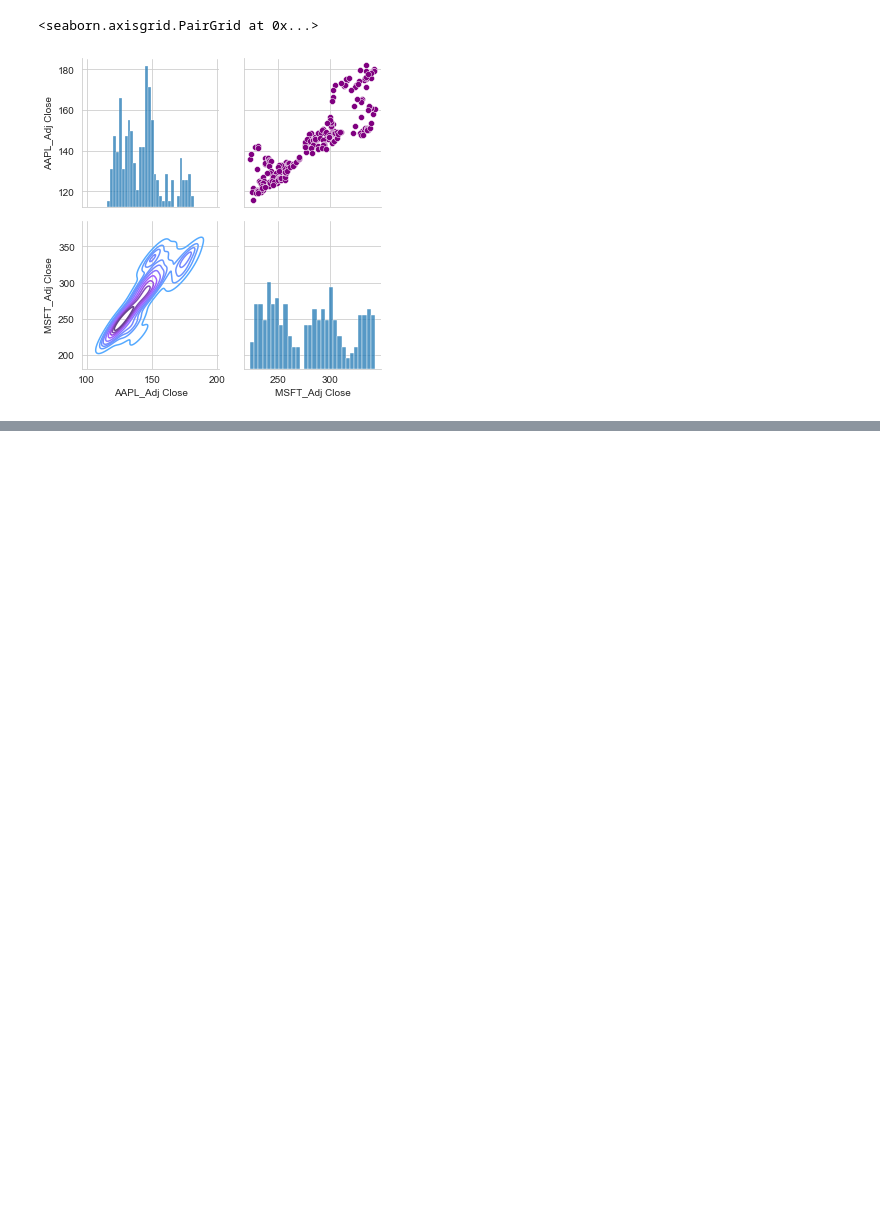
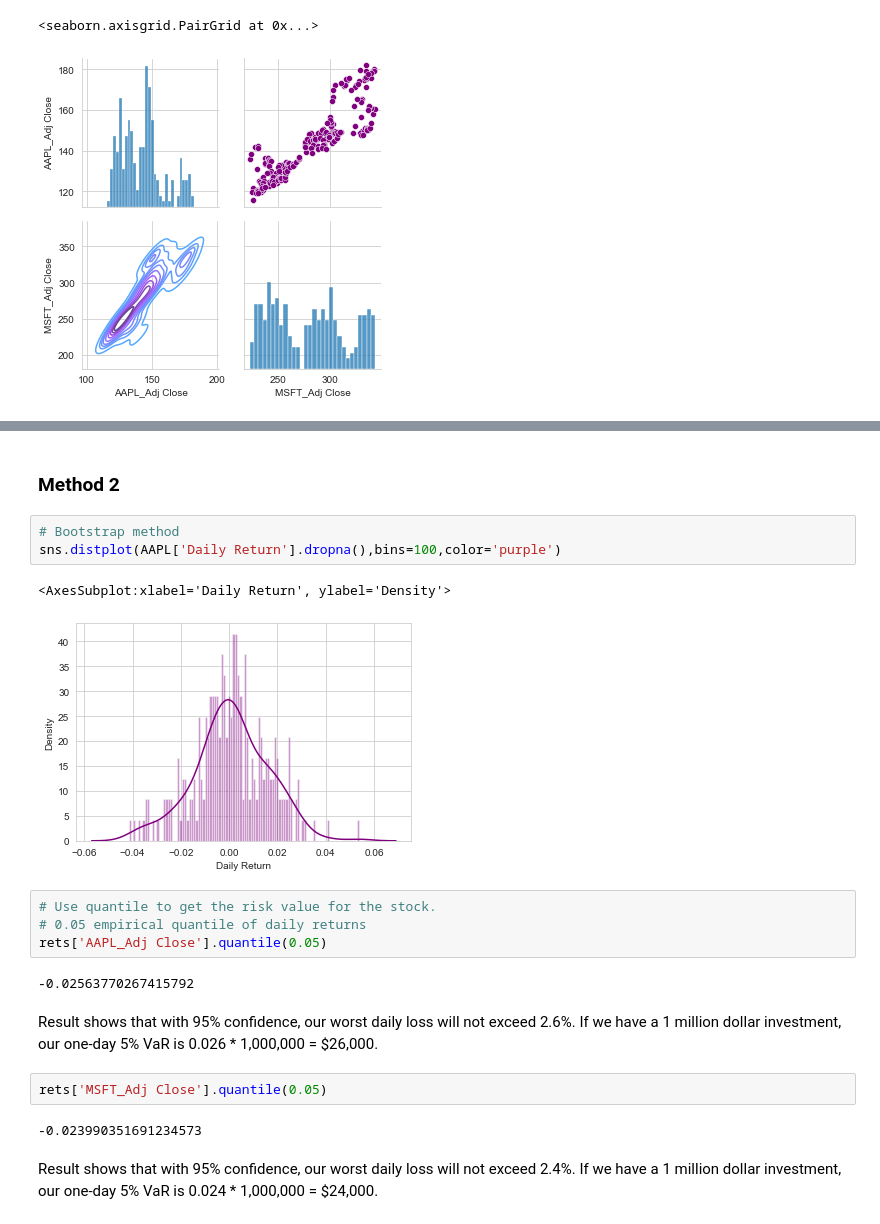
Before and after one commit to VannaroEcon/MyPortfolioProjects, a Jupyter notebook: Stock Market Analysis Project.ipynb, the cells around one changed output, grey strips where cells are left out. Cells and saved outputs as stored; diff of their text form; blank space fills up the shorter version.

```diff
--- a/Stock Market Analysis Project.ipynb
+++ b/Stock Market Analysis Project.ipynb
@@ -314,0 +338,22 @@ returns_fig.map_diag(sns.histplot, bins = 30)
+# %% [markdown]
+### Method 2
+# %%
+# Bootstrap method
+sns.distplot(AAPL['Daily Return'].dropna(),bins=100,color='purple')
+# %% [output]
+<AxesSubplot:xlabel='Daily Return', ylabel='Density'>
+[figure, added]
+# %%
+# Use quantile to get the risk value for the stock.
+# 0.05 empirical quantile of daily returns
+rets['AAPL_Adj Close'].quantile(0.05)
+# %% [output]
+-0.02563770267415792
+# %% [markdown]
+Result shows that with 95% confidence, our worst daily loss will not exceed 2.6%. If we have a 1 million dollar investment, our one-day 5% VaR is 0.026 * 1,000,000 = $26,000.
+# %%
+rets['MSFT_Adj Close'].quantile(0.05)
+# %% [output]
+-0.023990351691234573
+# %% [markdown]
+Result shows that with 95% confidence, our worst daily loss will not exceed 2.4%. If we have a 1 million dollar investment, our one-day 5% VaR is 0.024 * 1,000,000 = $24,000.
```
Also changed, not shown: parts of 8 cells of this notebook.
